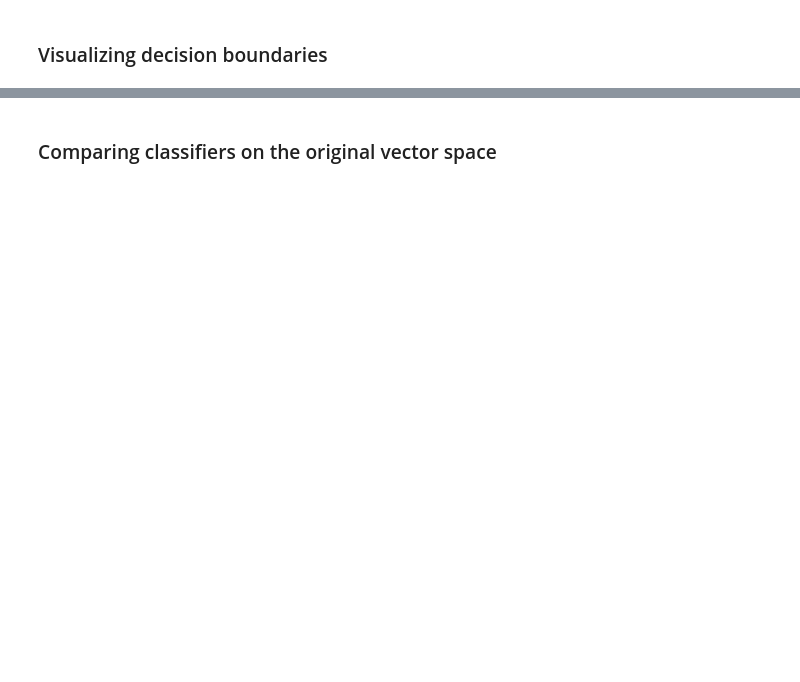
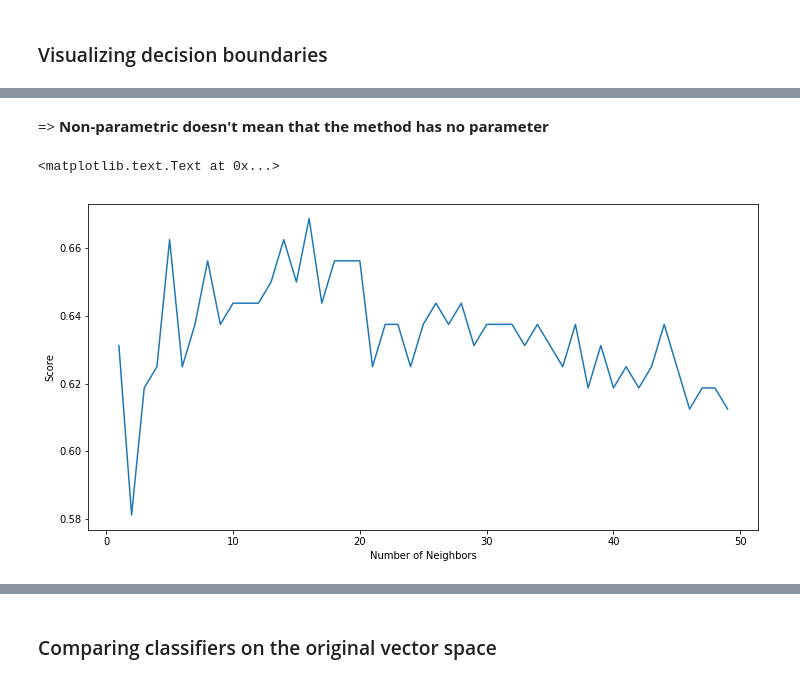
Before and after one commit to florisvanvugt/workshop4june2017, a Jupyter notebook: Introduction_Machine_Learning.ipynb, the cells around one changed output, grey strips where cells are left out. Saved outputs shown, nothing was run; the diff lists cells and outputs as text; code cells hidden in the pictures; blank space fills up the shorter version.

```diff
--- a/Introduction_Machine_Learning.ipynb
+++ b/Introduction_Machine_Learning.ipynb
@@ -574,0 +617,5 @@ Then we write a for loop on the dataset splits:
+# %%
+classifiers = ['SVM-linear',
+               'kNN']
+all_scores = {'SVM-linear': [],
+              'kNN': []}
@@ -640,0 +730,16 @@ for i,clf in enumerate(['SVM-linear', 'kNN']):
+# %% [markdown]
+=> **Non-parametric doesn't mean that the method has no parameter**
+# %%
+score_by_nn = []
+for num_neighbors in range(1,50):
+    classifier = neighbors.KNeighborsClassifier(num_neighbors)
+    classifier.fit(X_train, y_train)
+    score_by_nn.append( classifier.score(X_test, y_test) )
+# %%
+figure(figsize=(12,6))
+plot(range(1,50), score_by_nn)
+xlabel('Number of Neighbors')
+ylabel('Score')
+# %% [output]
+<matplotlib.text.Text at 0x...>
+[figure, added]
```
Also changed, not shown: parts of 55 cells of this notebook.
